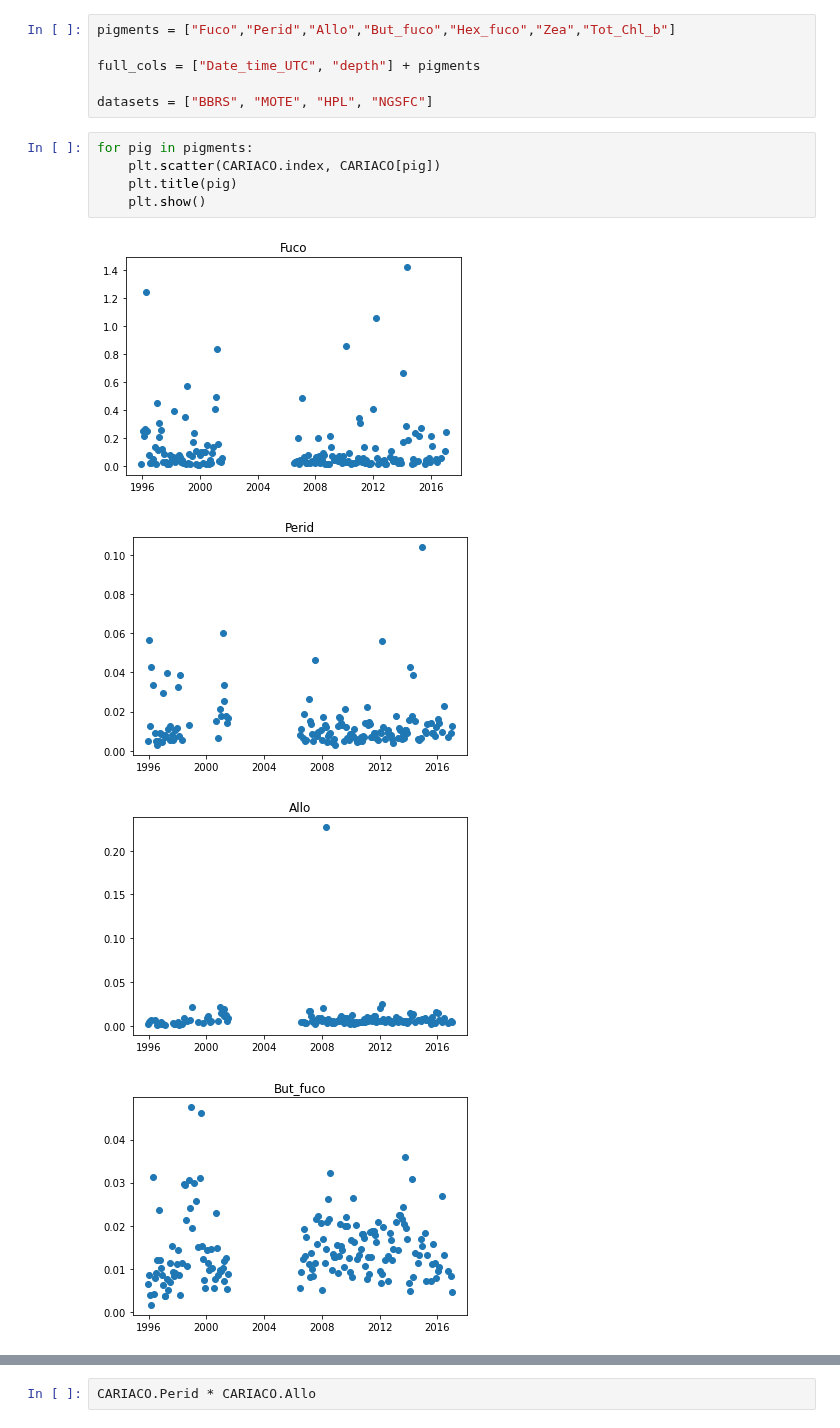
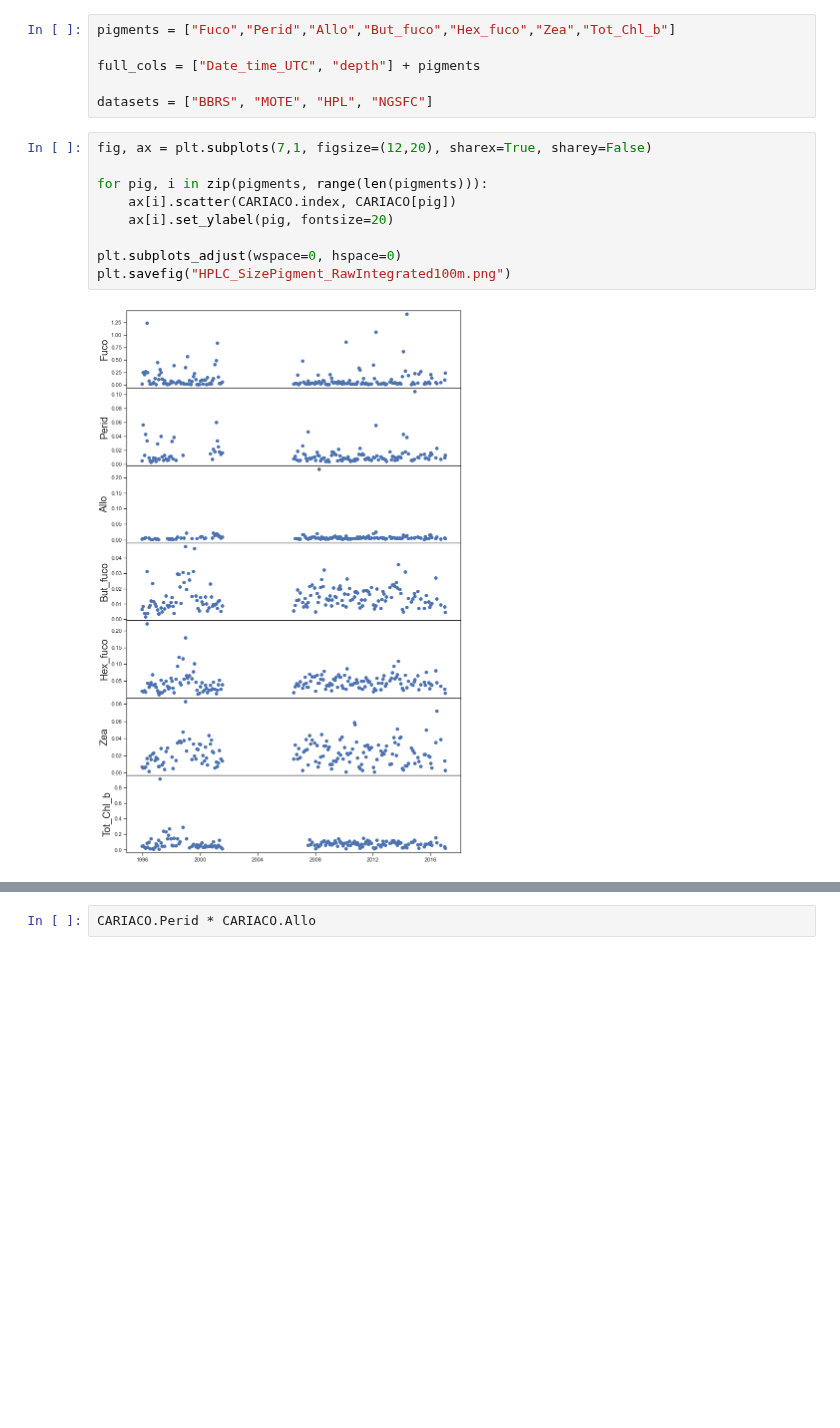
Before and after one commit to ben1post/BennyPhD, a Jupyter notebook: CaRiaco/SCRIPPS/CARIACO_data/Manuscript2DataAnalysis/DataAnalysis/HPLC/HPLC2SizeDist_calc.ipynb, the cells around one changed output, grey strips where cells are left out. Saved outputs shown, nothing was run; the diff lists cells and outputs as text; blank space fills up the shorter version.

```diff
--- a/CaRiaco/SCRIPPS/CARIACO_data/Manuscript2DataAnalysis/DataAnalysis/HPLC/HPLC2SizeDist_calc.ipynb
+++ b/CaRiaco/SCRIPPS/CARIACO_data/Manuscript2DataAnalysis/DataAnalysis/HPLC/HPLC2SizeDist_calc.ipynb
@@ -35,12 +35,13 @@ full_cols = ["Date_time_UTC", "depth"] + pigments
 
 datasets = ["BBRS", "MOTE", "HPL", "NGSFC"]
 # %%
-for pig in pigments:
-    plt.scatter(CARIACO.index, CARIACO[pig])
-    plt.title(pig)
-    plt.show()
+fig, ax = plt.subplots(7,1, figsize=(12,20), sharex=True, sharey=False)
+
+for pig, i in zip(pigments, range(len(pigments))):
+    ax[i].scatter(CARIACO.index, CARIACO[pig])
+    ax[i].set_ylabel(pig, fontsize=20)
+
+plt.subplots_adjust(wspace=0, hspace=0)
+plt.savefig("HPLC_SizePigment_RawIntegrated100m.png")
 # %% [output]
-[figure, old version]
+[figure, new version]
-[figure, removed]
-[figure, removed]
-[figure, removed]
```
Also changed, not shown: parts of 11 cells of this notebook, 9 other files.
